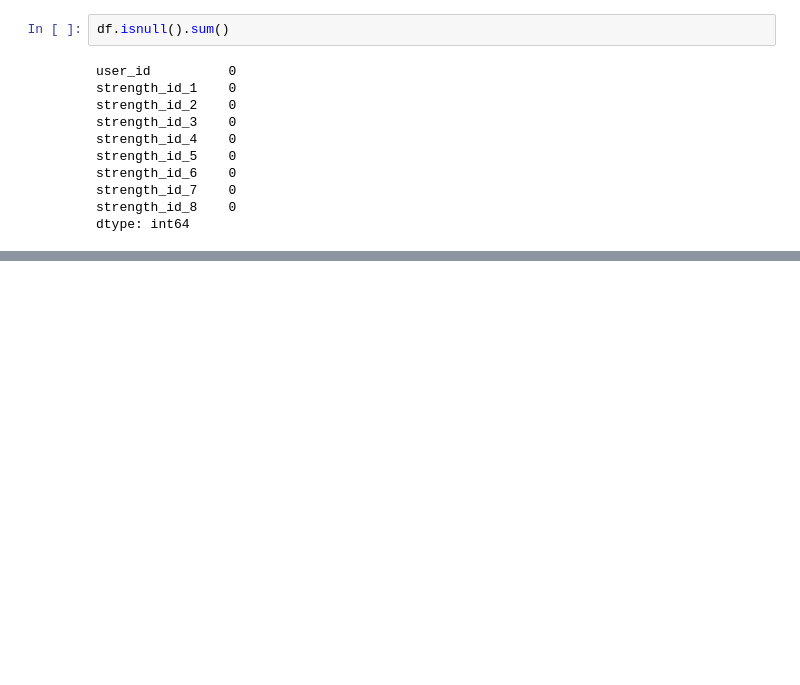
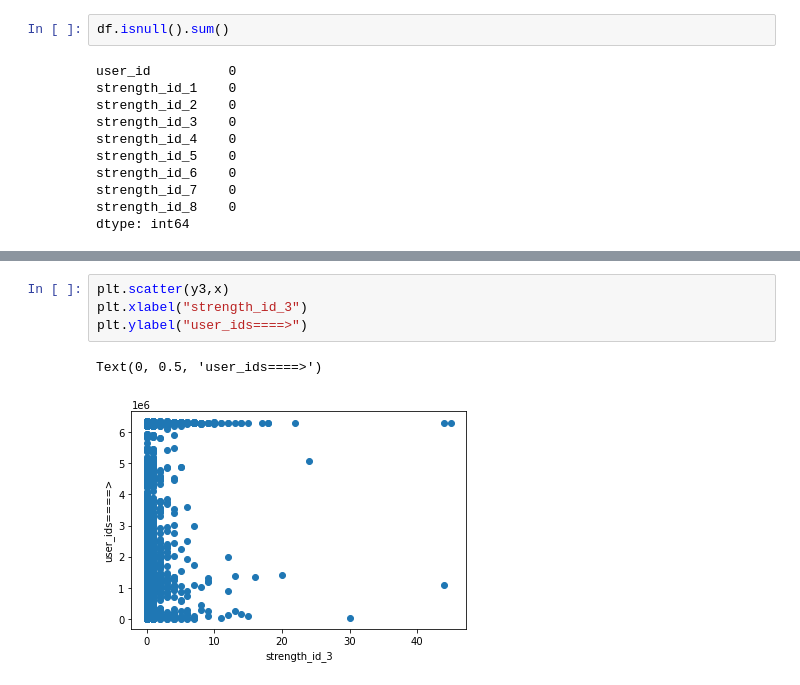
Before and after one commit to saurav-jaat/innerve_data-hackathon-2020-, a Jupyter notebook: UnivariateAnalysis/UA_strengths.ipynb, the cells around one changed output, grey strips where cells are left out. Cells and saved outputs as stored; diff of their text form; blank space fills up the shorter version.

```diff
--- a/UnivariateAnalysis/UA_strengths.ipynb
+++ b/UnivariateAnalysis/UA_strengths.ipynb
@@ -28,0 +55,7 @@ dtype: int64
+# %%
+plt.scatter(y3,x)
+plt.xlabel("strength_id_3")
+plt.ylabel("user_ids====>")
+# %% [output]
+Text(0, 0.5, 'user_ids====>')
+[figure, added]
```
Also changed, not shown: parts of 36 cells of this notebook.
